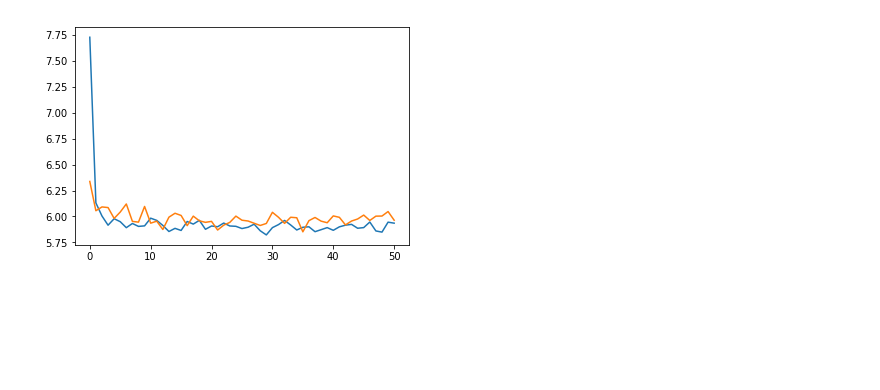
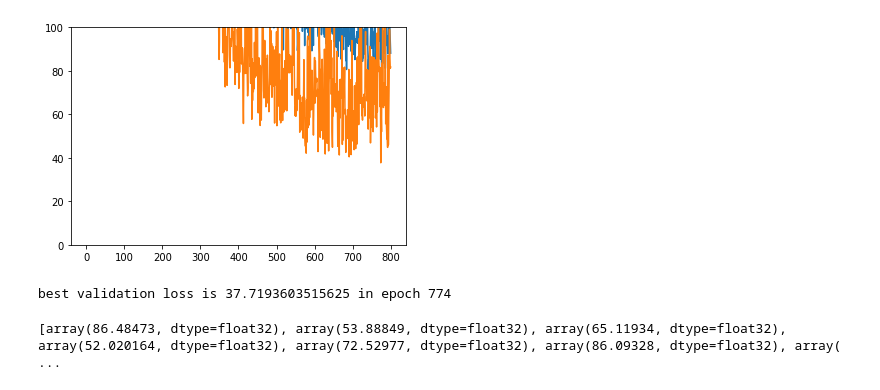
Before and after one commit to tongdaxu/ECE-GY-6123-IMAGE-AND-VIDEO-PROCESSING, a Jupyter notebook: MouseProj/08. Print Log.ipynb, the cells around one changed output. Saved outputs shown, nothing was run; the diff lists cells and outputs as text; code cells hidden in the pictures; blank space fills up the shorter version.

```diff
--- a/MouseProj/08. Print Log.ipynb
+++ b/MouseProj/08. Print Log.ipynb
@@ -3,17 +3,24 @@ import matplotlib.pyplot as plt
 import torch
 import numpy as np
 # %%
-filename = 'checkpoint2019-04-27 17:33:25.995535.pth'
+# filename = 'checkpoint2019-04-29 12:16:17.484157.pth'
+filename = 'checkpoint2019-04-29 18:25:50.616317.pth'
 
 checkpoint = torch.load(filename, map_location=torch.device('cpu'))
 logger = checkpoint['logger']
 # %%
 trainloss = logger['train']
 epochs = len(trainloss)
 valloss = [logger['validation'][i].numpy() for i in np.arange(epochs)]
-
-plt.plot (np.arange(epochs), np.log(trainloss))
-plt.plot (np.arange(epochs), np.log(valloss))
+plt.ylim(0, 100)
+plt.plot (np.arange(epochs), trainloss)
+plt.plot (np.arange(epochs), valloss)
 plt.show()
+print('best validation loss is {} in epoch {}'.format(np.min(valloss), np.argmin(valloss)))
 # %% [output]
-[figure, old version]
+[figure, new version]
+best validation loss is 37.7193603515625 in epoch 774
+# %%
+print(valloss[-50:])
+# %% [output]
+[array(86.48473, dtype=float32), array(53.88849, dtype=float32), array(65.11934, dtype=float32), array(52.020164, dtype=float32), array(72.52977, dtype=float32), array(86.09328, dtype=float32), array( ...
```
Also changed, not shown: 4 other files.
